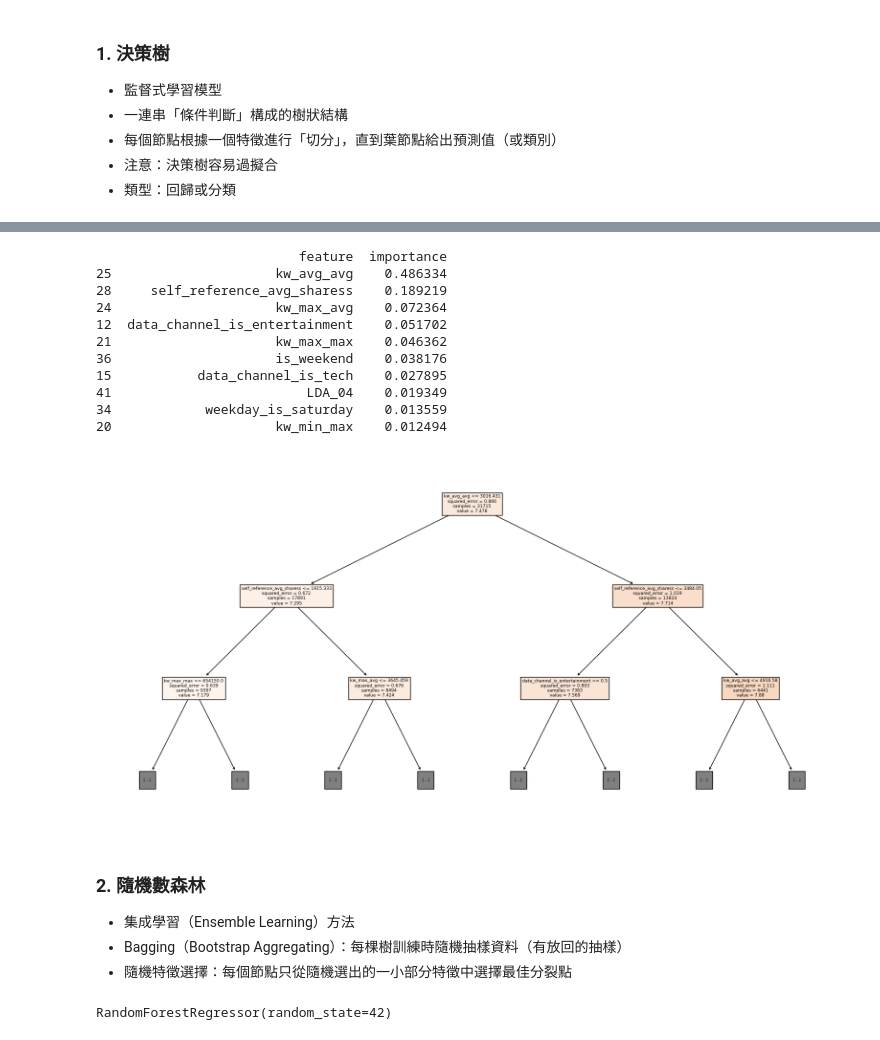
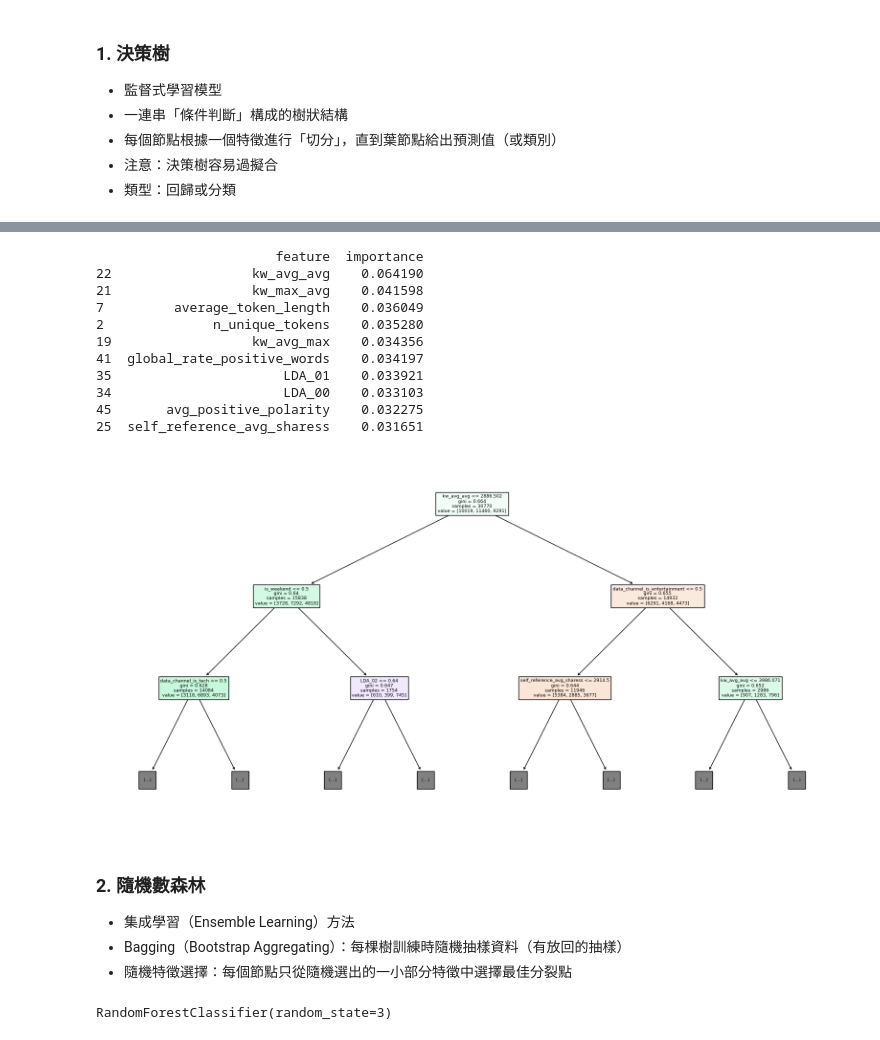
Before and after one commit to hchh6453/MashableNewsShares_DataAnalysis, a Jupyter notebook: structured-data-practicing.ipynb, the cells around one changed output, grey strips where cells are left out. Saved outputs shown, nothing was run; the diff lists cells and outputs as text; code cells hidden in the pictures.

Commit message:
Kaggle Notebook | Structured_data_practicing | Version 3

```diff
--- a/structured-data-practicing.ipynb
+++ b/structured-data-practicing.ipynb
@@ -131,0 +151,3 @@ Name: log_shares, dtype: float64
+# %%
+# 將分享量切成三等分
+df['share_class'] = pd.qcut(df['shares'], q=3, labels=['low', 'medium', 'high'])
@@ -132,9 +163,9 @@ Name: log_shares, dtype: float64
 # %%
 # 去除不需要的欄位（不使用原始shares）
-df = df.drop(['shares'], axis=1)  # shares 已轉成 log_shares
+df = df.drop(['shares', 'log_shares'], axis=1)  # shares 已轉成 log_shares
 
-# 避免 model 預測 shares 自己
-target = 'log_shares'
+# 避免 model 預測 log_shares 自己
+target = 'share_class'
 X = df.drop(columns=[target])
 y = df[target]
 # %% [markdown]
@@ -227,0 +223,10 @@ print("平均 MSE：", -np.mean(scores))
+# %%
+# 轉換 y 成數值標籤
+le = LabelEncoder()
+y_encoded = le.fit_transform(y)
+
+# 切分訓練與測試資料
+X_train, X_test, y_train, y_test = train_test_split(X, y_encoded, test_size=0.2, random_state=42)
+
+# 建立與訓練決策樹模型
+dt_model = DecisionTreeClassifier(random_state=3)
@@ -227,0 +242,7 @@ print("平均 MSE：", -np.mean(scores))
+# %%
+dt_model.fit(X_train, y_train)
+y_pred = dt_model.predict(X_test)
+
+print("\n測試集準確率：", accuracy_score(y_test, y_pred))
+print("分類報告：")
+print(classification_report(y_test, y_pred, target_names=le.classes_))
@@ -228,6 +261,6 @@ print("平均 MSE：", -np.mean(scores))
 # %%
 # 取得重要性分數
-importances = tree.feature_importances_
+importances = dt_model.feature_importances_
 
 # 建立 DataFrame 方便排序與觀察
 feature_importance_df = pd.DataFrame({
@@ -240,39 +273,47 @@ top_features = feature_importance_df.sort_values(by='importance', ascending=Fals
 
 print(top_features)
 # %% [output]
-                          feature  importance
-25                     kw_avg_avg    0.486334
-28     self_reference_avg_sharess    0.189219
-24                     kw_max_avg    0.072364
-12  data_channel_is_entertainment    0.051702
-21                     kw_max_max    0.046362
-36                     is_weekend    0.038176
-15           data_channel_is_tech    0.027895
-41                         LDA_04    0.019349
-34            weekday_is_saturday    0.013559
-20                     kw_min_max    0.012494
+                       feature  importance
+22                  kw_avg_avg    0.064190
+21                  kw_max_avg    0.041598
+7         average_token_length    0.036049
+2              n_unique_tokens    0.035280
+19                  kw_avg_max    0.034356
+41  global_rate_positive_words    0.034197
+35                      LDA_01    0.033921
+34                      LDA_00    0.033103
+45       avg_positive_polarity    0.032275
+25  self_reference_avg_sharess    0.031651
 # %%
 # 視覺了解前幾層是依據哪些特徵進行切割
 from sklearn.tree import plot_tree
 plt.figure(figsize=(20, 10))
-plot_tree(tree, feature_names=X.columns, filled=True, max_depth=2)
+plot_tree(dt_model, feature_names=X.columns, filled=True, max_depth=2)
 plt.show()
 # %% [output]
-[figure, old version]
+[figure, new version]
 # %% [markdown]
 ### 2. 隨機數森林
 * 集成學習（Ensemble Learning）方法
 * Bagging（Bootstrap Aggregating）：每棵樹訓練時隨機抽樣資料（有放回的抽樣）
 * 隨機特徵選擇：每個節點只從隨機選出的一小部分特徵中選擇最佳分裂點
 # %%
-from sklearn.ensemble import RandomForestRegressor
-from sklearn.metrics import mean_squared_error, r2_score
+from sklearn.ensemble import RandomForestClassifier
+from sklearn.model_selection import train_test_split
+from sklearn.metrics import classification_report, accuracy_score
+
+# y 是文字標籤，例如 'low', 'high'，先轉成數值型態
+le = LabelEncoder()
+y_encoded = le.fit_transform(y)
+
+# 資料訓練：切分資料
+X_train, X_test, y_train, y_test = train_test_split(X, y_encoded, test_size=0.2, random_state=42)
+# 利用選中的特徵訓練
+# X_train, X_test, y_train, y_test = train_test_split(X_new, y, test_size=0.2, random_state=42)
 
 # 建立隨機森林模型
-rf = RandomForestRegressor(random_state=42)
+rf = RandomForestClassifier(random_state=3)
 
-# 資料訓練：切分資料
-X_train, X_test, y_train, y_test = train_test_split(X_new, y, test_size=0.2, random_state=42)
 rf.fit(X_train, y_train)
 # %% [output]
-RandomForestRegressor(random_state=42)
+RandomForestClassifier(random_state=3)
```
Also changed, not shown: parts of 31 cells of this notebook.
